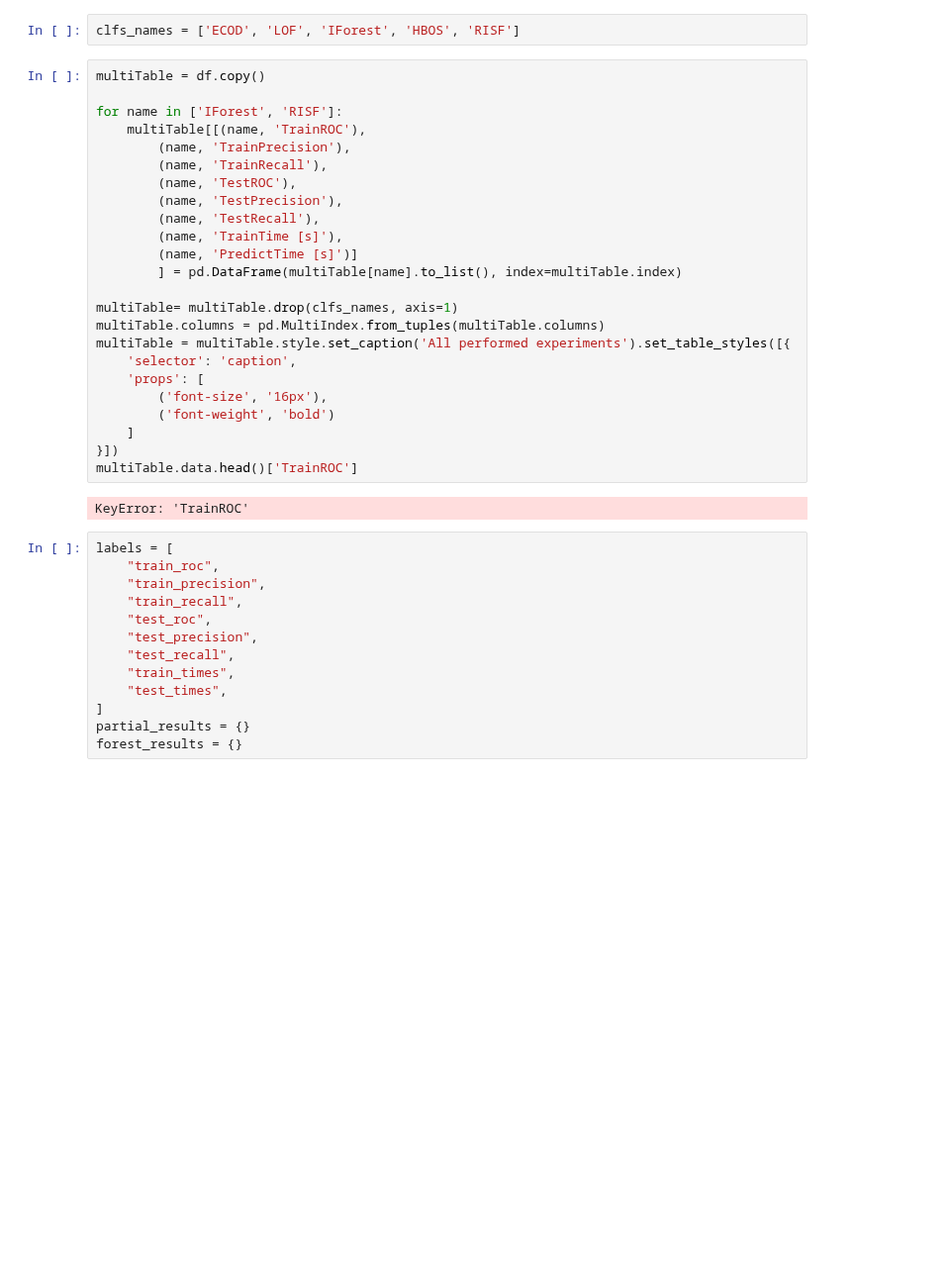
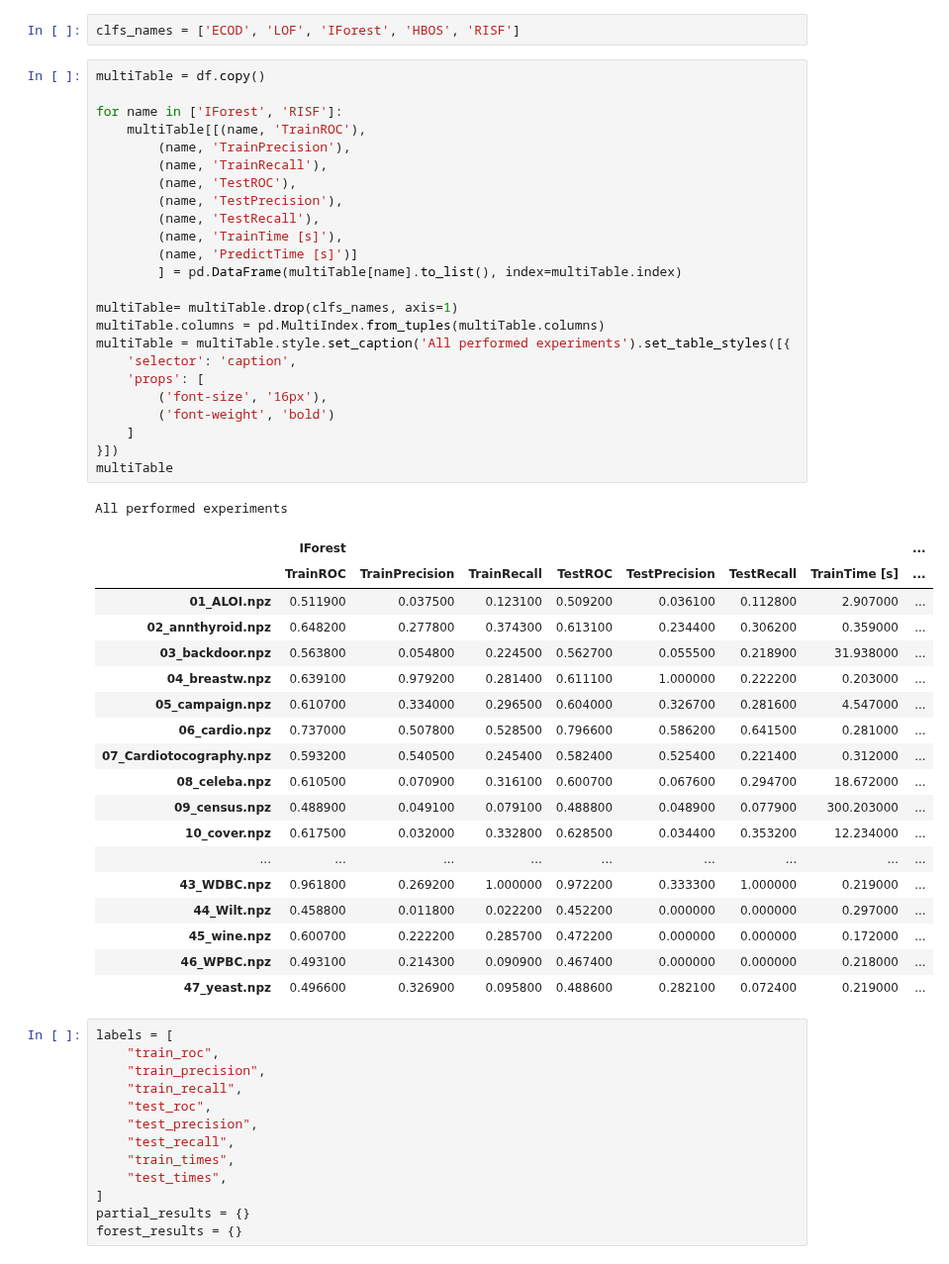
Before and after one commit to SebChw/RSIF, a Jupyter notebook: notebooks/visualitations.ipynb, the cells around one changed output. Shown at 99% size. Drawn from its saved outputs; the diff is of its cells as text; blank space fills up the shorter version.

Commit message:
add final experiments

```diff
--- a/notebooks/visualitations.ipynb
+++ b/notebooks/visualitations.ipynb
@@ -19,29 +19,47 @@ clfs_names = ['ECOD', 'LOF', 'IForest', 'HBOS', 'RISF']
 # %%
 multiTable = df.copy()
 
 for name in ['IForest', 'RISF']:
     multiTable[[(name, 'TrainROC'),
         (name, 'TrainPrecision'),
         (name, 'TrainRecall'),
         (name, 'TestROC'),
         (name, 'TestPrecision'),
         (name, 'TestRecall'),
         (name, 'TrainTime [s]'),
         (name, 'PredictTime [s]')]
         ] = pd.DataFrame(multiTable[name].to_list(), index=multiTable.index)
 
 multiTable= multiTable.drop(clfs_names, axis=1)
 multiTable.columns = pd.MultiIndex.from_tuples(multiTable.columns)
 multiTable = multiTable.style.set_caption('All performed experiments').set_table_styles([{
     'selector': 'caption',
     'props': [
         ('font-size', '16px'),
         ('font-weight', 'bold')
     ]
 }])
-multiTable.data.head()['TrainROC']
+multiTable
 # %% [output]
-KeyError: 'TrainROC'
+All performed experiments
+|  | IForest |  |  |  |  |  |  | ... |
+|  | TrainROC | TrainPrecision | TrainRecall | TestROC | TestPrecision | TestRecall | TrainTime [s] | ... |
+| 01_ALOI.npz | 0.511900 | 0.037500 | 0.123100 | 0.509200 | 0.036100 | 0.112800 | 2.907000 | ... |
+| 02_annthyroid.npz | 0.648200 | 0.277800 | 0.374300 | 0.613100 | 0.234400 | 0.306200 | 0.359000 | ... |
+| 03_backdoor.npz | 0.563800 | 0.054800 | 0.224500 | 0.562700 | 0.055500 | 0.218900 | 31.938000 | ... |
+| 04_breastw.npz | 0.639100 | 0.979200 | 0.281400 | 0.611100 | 1.000000 | 0.222200 | 0.203000 | ... |
+| 05_campaign.npz | 0.610700 | 0.334000 | 0.296500 | 0.604000 | 0.326700 | 0.281600 | 4.547000 | ... |
+| 06_cardio.npz | 0.737000 | 0.507800 | 0.528500 | 0.796600 | 0.586200 | 0.641500 | 0.281000 | ... |
+| 07_Cardiotocography.npz | 0.593200 | 0.540500 | 0.245400 | 0.582400 | 0.525400 | 0.221400 | 0.312000 | ... |
+| 08_celeba.npz | 0.610500 | 0.070900 | 0.316100 | 0.600700 | 0.067600 | 0.294700 | 18.672000 | ... |
+| 09_census.npz | 0.488900 | 0.049100 | 0.079100 | 0.488800 | 0.048900 | 0.077900 | 300.203000 | ... |
+| 10_cover.npz | 0.617500 | 0.032000 | 0.332800 | 0.628500 | 0.034400 | 0.353200 | 12.234000 | ... |
+| ... | ... | ... | ... | ... | ... | ... | ... | ... |
+| 43_WDBC.npz | 0.961800 | 0.269200 | 1.000000 | 0.972200 | 0.333300 | 1.000000 | 0.219000 | ... |
+| 44_Wilt.npz | 0.458800 | 0.011800 | 0.022200 | 0.452200 | 0.000000 | 0.000000 | 0.297000 | ... |
+| 45_wine.npz | 0.600700 | 0.222200 | 0.285700 | 0.472200 | 0.000000 | 0.000000 | 0.172000 | ... |
+| 46_WPBC.npz | 0.493100 | 0.214300 | 0.090900 | 0.467400 | 0.000000 | 0.000000 | 0.218000 | ... |
+| 47_yeast.npz | 0.496600 | 0.326900 | 0.095800 | 0.488600 | 0.282100 | 0.072400 | 0.219000 | ... |
 # %%
 labels = [
     "train_roc",
```
Also changed, not shown: 10 other files.
